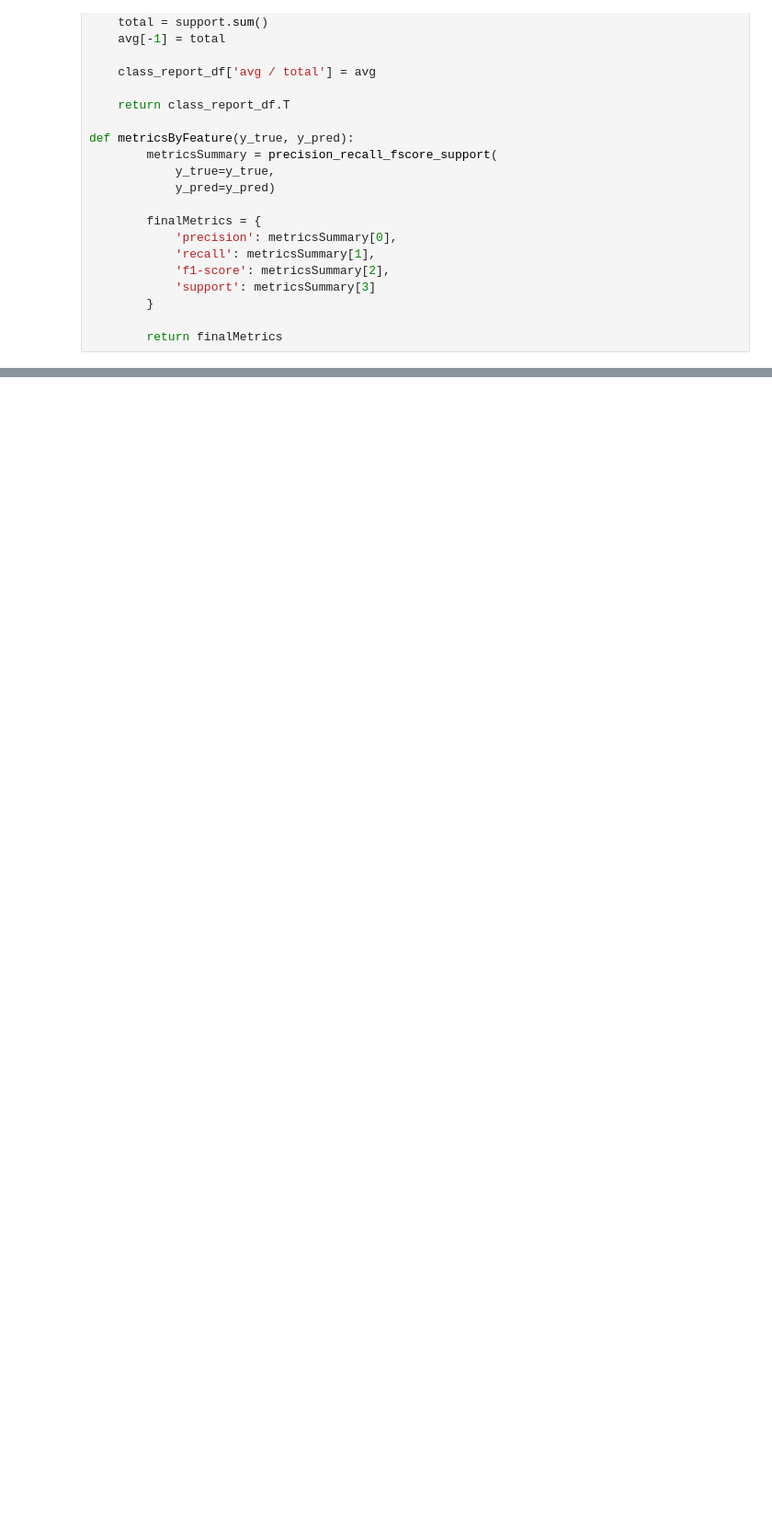
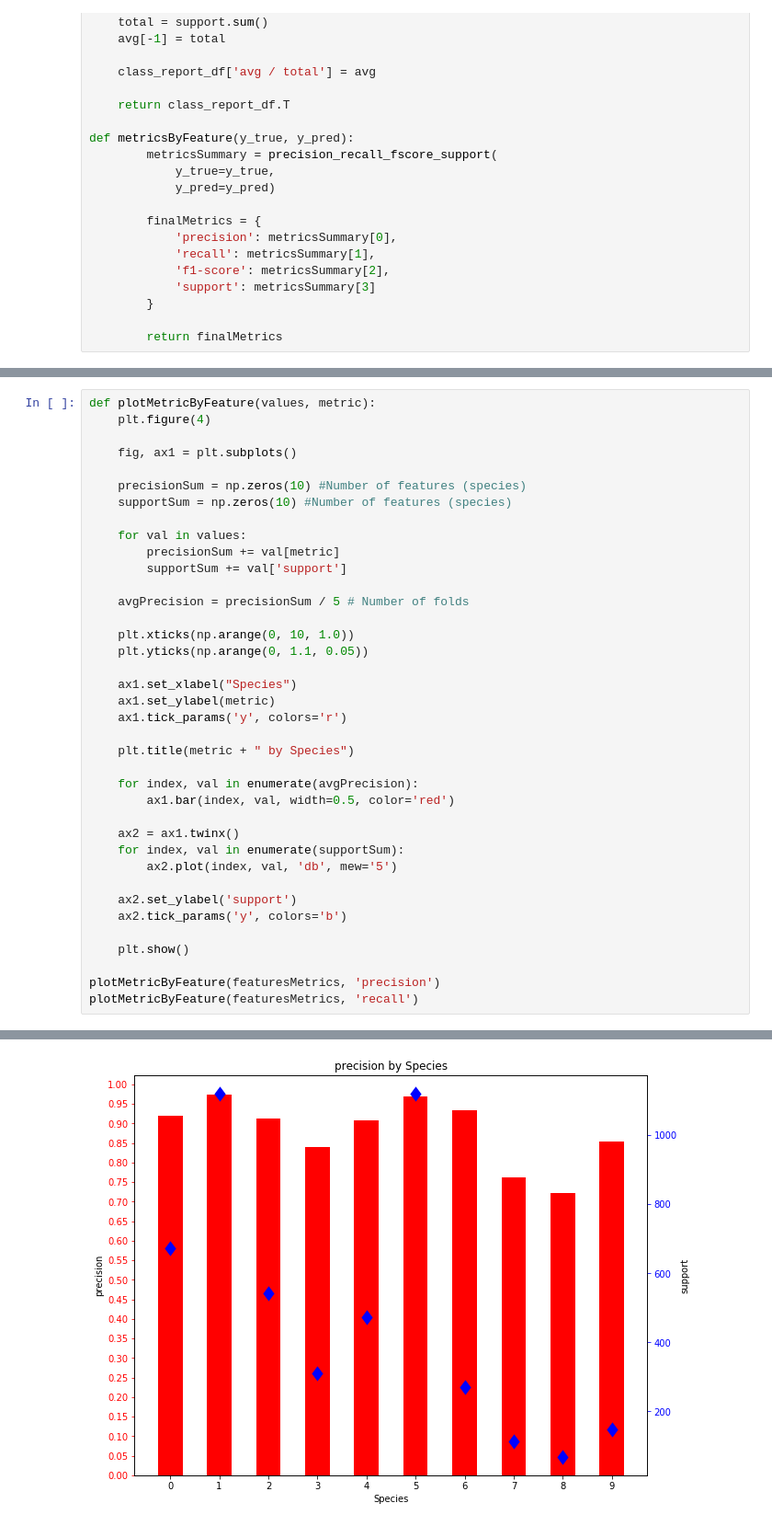
Before and after one commit to diogotorres97/feup-iart, a Jupyter notebook: notebook/anuran_data_visualization.ipynb, the cells around one changed output, grey strips where cells are left out. Shown at 92% size. Cells and saved outputs as stored; diff of their text form; blank space fills up the shorter version.

```diff
--- a/notebook/anuran_data_visualization.ipynb
+++ b/notebook/anuran_data_visualization.ipynb
@@ -449,0 +403,39 @@ arr2 = np.array([1,2,3])
+# %%
+def plotMetricByFeature(values, metric):
+    plt.figure(4)
+
+    fig, ax1 = plt.subplots()
+
+    precisionSum = np.zeros(10) #Number of features (species)
+    supportSum = np.zeros(10) #Number of features (species)
+
+    for val in values:
+        precisionSum += val[metric]
+        supportSum += val['support']
+
+    avgPrecision = precisionSum / 5 # Number of folds
+
+    plt.xticks(np.arange(0, 10, 1.0))
+    plt.yticks(np.arange(0, 1.1, 0.05))
+
+    ax1.set_xlabel("Species")
+    ax1.set_ylabel(metric)
+    ax1.tick_params('y', colors='r')
+
+    plt.title(metric + " by Species")
+
+    for index, val in enumerate(avgPrecision):
+        ax1.bar(index, val, width=0.5, color='red')
+
+    ax2 = ax1.twinx()
+    for index, val in enumerate(supportSum):
+        ax2.plot(index, val, 'db', mew='5')
+
+    ax2.set_ylabel('support')
+    ax2.tick_params('y', colors='b')
+
+    plt.show()
+
+plotMetricByFeature(featuresMetrics, 'precision')
+plotMetricByFeature(featuresMetrics, 'recall')
+# %% [output]
@@ -449,0 +443 @@ arr2 = np.array([1,2,3])
+[figure, added]
```
Also changed, not shown: parts of 8 cells of this notebook.
